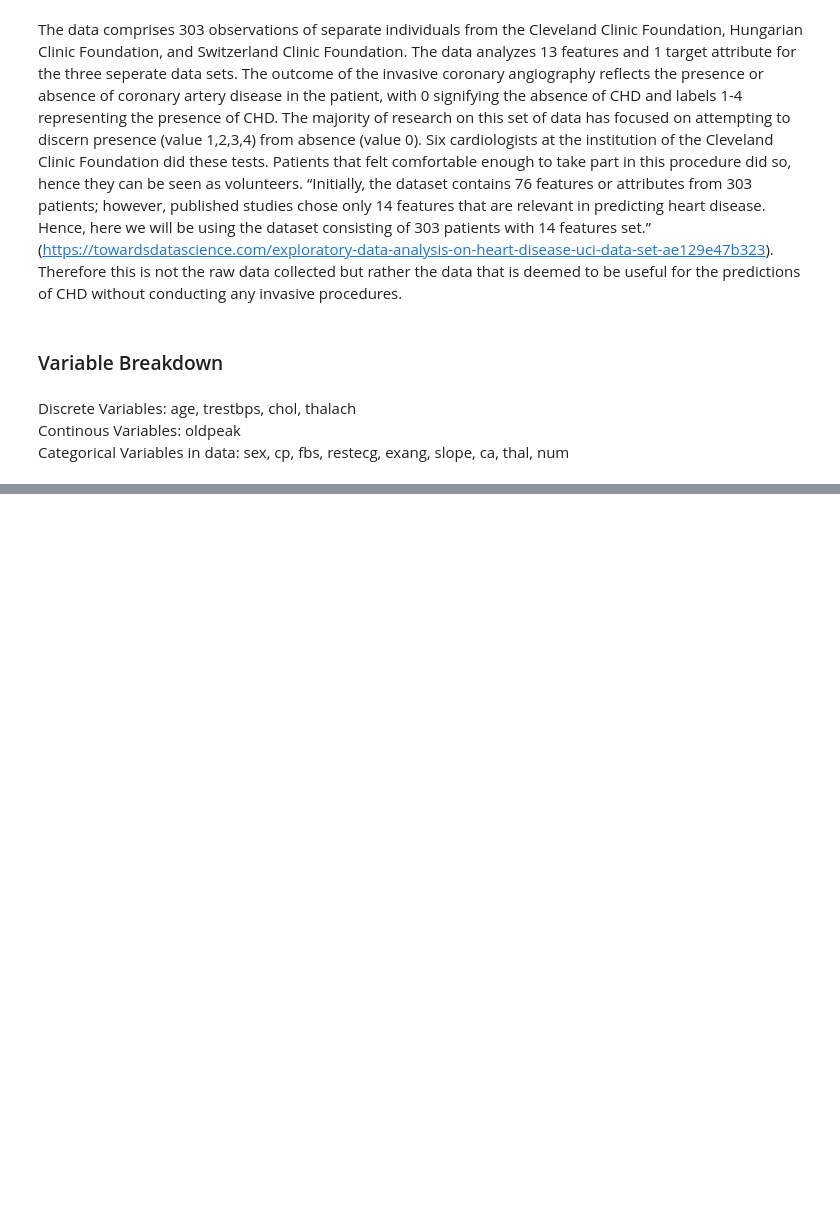
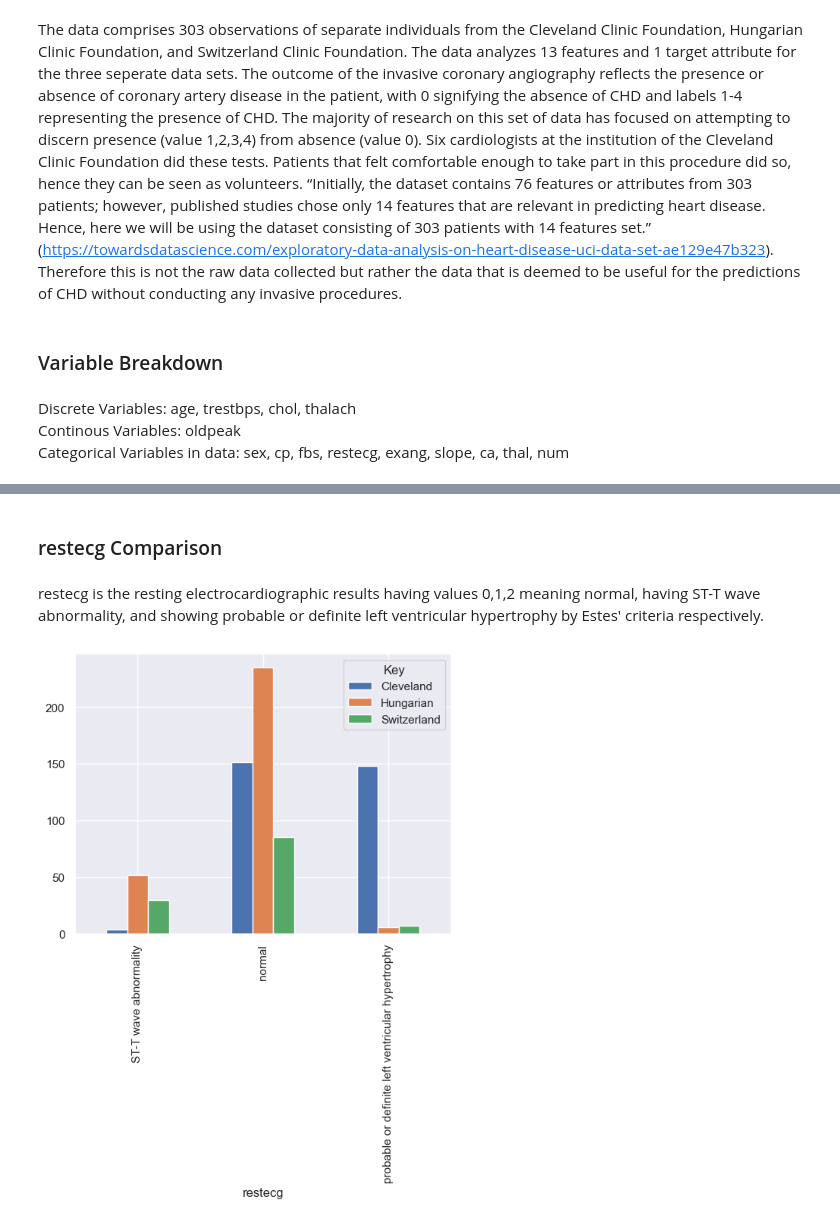
Before and after one commit to alishachowhan89/USCJumpstart2023, a Jupyter notebook: ComparisonAnalysis.ipynb, the cells around one changed output, grey strips where cells are left out. Cells and saved outputs as stored; diff of their text form; code cells hidden in the pictures; blank space fills up the shorter version.

```diff
--- a/ComparisonAnalysis.ipynb
+++ b/ComparisonAnalysis.ipynb
@@ -49,0 +85,19 @@ DFGPlot = DFGroup.count().unstack('Key').plot(kind='bar')
+# %% [markdown]
+### restecg Comparison <a class="anchor" id="section3_2"></a>
+# %% [markdown]
+restecg is the resting electrocardiographic results having values 0,1,2 meaning normal, having ST-T wave abnormality, and showing probable or definite left ventricular hypertrophy by Estes' criteria respectively.
+# %%
+df1['Key'] = 'Cleveland'
+df2['Key'] = 'Hungarian'
+df3['Key'] = 'Switzerland'
+
+DF = pd. concat([df1, df2, df3]) [["restecg", "Key"]]
+DF.restecg.replace([0, 1, 2], ['normal','ST-T wave abnormality','probable or definite left ventricular hypertrophy'], inplace=True)
+
+#print (DF)
+DFGroup = DF.groupby(by=["Key", "restecg"]).size()
+
+#print (DFGroup)
+DFGPlot = DFGroup. unstack("Key").plot(kind="bar")
+# %% [output]
+[figure, added]
```
Also changed, not shown: parts of 25 cells of this notebook.
